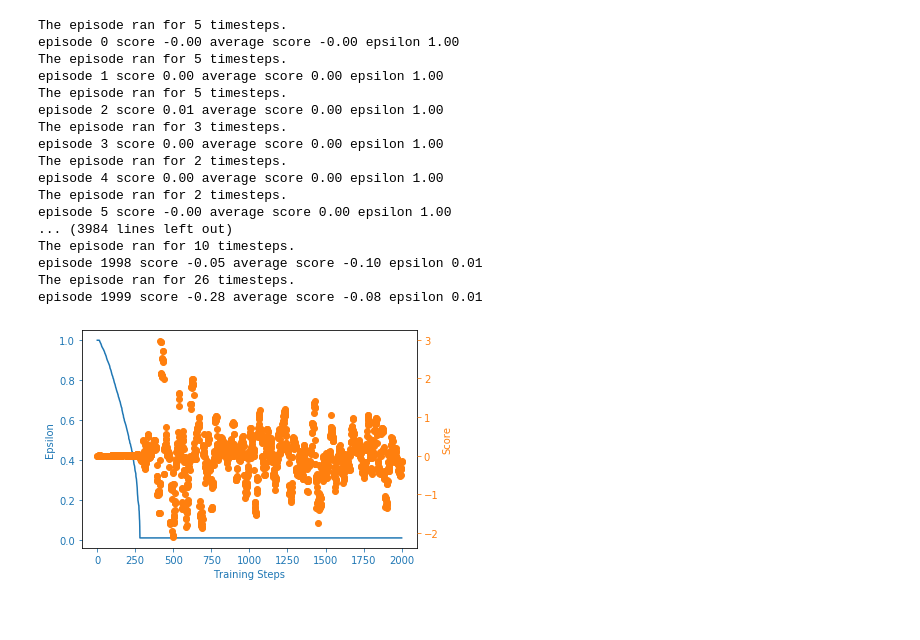
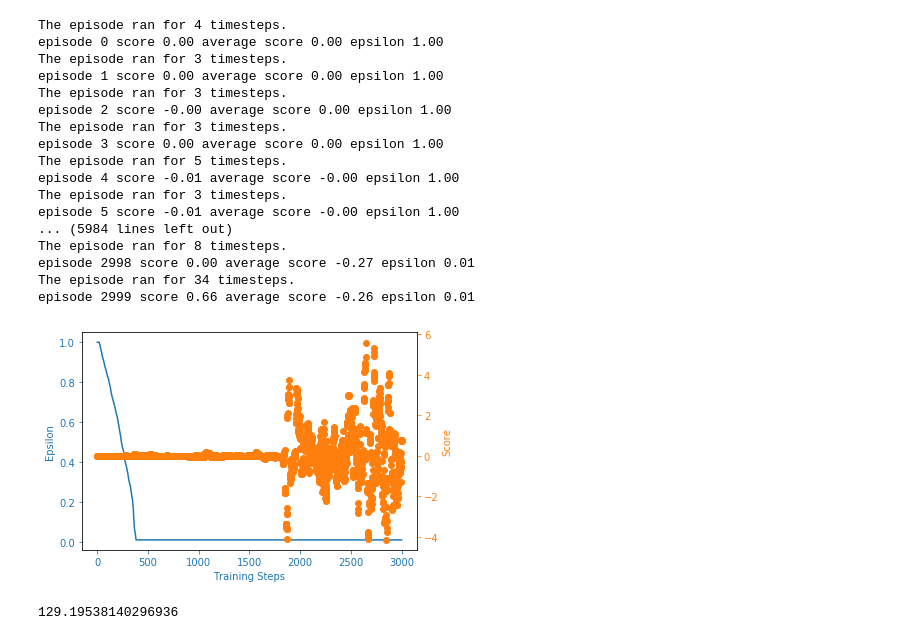
Before and after one commit to ratatosck/Thesis, a Jupyter notebook: DQN/DQN-v1.ipynb, the cells around one changed output. Cells and saved outputs as stored; diff of their text form; code cells hidden in the pictures; blank space fills up the shorter version.

Commit message:
DQN-v2
hyperparameters:
- observation size: 30
- learning rate: 0.001
- filters: 4
- fc layer size: 128 x 128
- mem size: 100000
- epsilon decrease: 5e-4

```diff
--- a/DQN/DQN-v1.ipynb
+++ b/DQN/DQN-v1.ipynb
@@ -323,4 +166,6 @@ class environment:
 # %%
+from environment import environment
+
 historical_data = pd.read_csv(r'C:\Users\ratatosck\Desktop\pythonScripts\TradeBot\HistoricalData\EURUSD15.csv', sep='\t',header=None)
 historical_data.drop(0, axis=1, inplace = True)
 historical_data_np = historical_data.to_numpy(dtype = 'float32')
@@ -331,51 +176,55 @@ observation_size = 30
 env = environment(historical_data_np, observation_size)
 
 agent = Agent(gamma = 0.99, epsilon = 1.0, batch_size=64, n_actions = 3,
-             eps_end = 0.01, input_dims1 = [observation_size, 5], input_dims2 = [2], lr=0.003)
+             eps_end = 0.01, input_dims1 = [observation_size, 5], input_dims2 = [2], lr=0.001)
 
 ###
 scores, eps_history = [], []
-n_games = 2000
+n_games = 3000
 
 for i in range (n_games):
     score = 0
     done = False
     observation = env.reset()
     while not done:
         action = agent.choose_action(observation)
         observation_, reward, done, info = env.step(action)
         score += reward
         agent.store_transition(observation, action, reward, observation_, done)
         agent.learn()
         observation = observation_
     scores.append(score)
     eps_history.append(agent.epsilon)
 
     avg_score = np.mean(scores[-100:])
 
     print('episode', i, 'score %.2f' % score,
              'average score %.2f' % avg_score,
              'epsilon %.2f'% agent.epsilon)
 
 x = [i+1 for i in range(n_games)]
-filename = 'results-v1'
+filename = 'results-v2'
 plot_learning_curve(x, scores, eps_history, filename)
 # %% [output]
-The episode ran for 5 timesteps.
-episode 0 score -0.00 average score -0.00 epsilon 1.00
-The episode ran for 5 timesteps.
+The episode ran for 4 timesteps.
+episode 0 score 0.00 average score 0.00 epsilon 1.00
+The episode ran for 3 timesteps.
 episode 1 score 0.00 average score 0.00 epsilon 1.00
-The episode ran for 5 timesteps.
-episode 2 score 0.01 average score 0.00 epsilon 1.00
+The episode ran for 3 timesteps.
+episode 2 score -0.00 average score 0.00 epsilon 1.00
 The episode ran for 3 timesteps.
 episode 3 score 0.00 average score 0.00 epsilon 1.00
-The episode ran for 2 timesteps.
-episode 4 score 0.00 average score 0.00 epsilon 1.00
-The episode ran for 2 timesteps.
-episode 5 score -0.00 average score 0.00 epsilon 1.00
-... (3984 lines left out)
-The episode ran for 10 timesteps.
-episode 1998 score -0.05 average score -0.10 epsilon 0.01
-The episode ran for 26 timesteps.
-episode 1999 score -0.28 average score -0.08 epsilon 0.01
+The episode ran for 5 timesteps.
+episode 4 score -0.01 average score -0.00 epsilon 1.00
+The episode ran for 3 timesteps.
+episode 5 score -0.01 average score -0.00 epsilon 1.00
+... (5984 lines left out)
+The episode ran for 8 timesteps.
+episode 2998 score 0.00 average score -0.27 epsilon 0.01
+The episode ran for 34 timesteps.
+episode 2999 score 0.66 average score -0.26 epsilon 0.01
-[figure, old version]
+[figure, new version]
+# %%
+print(sum(scores))
+# %% [output]
+129.19538140296936
```
Also changed, not shown: parts of 2 cells of this notebook, 3 other files.
